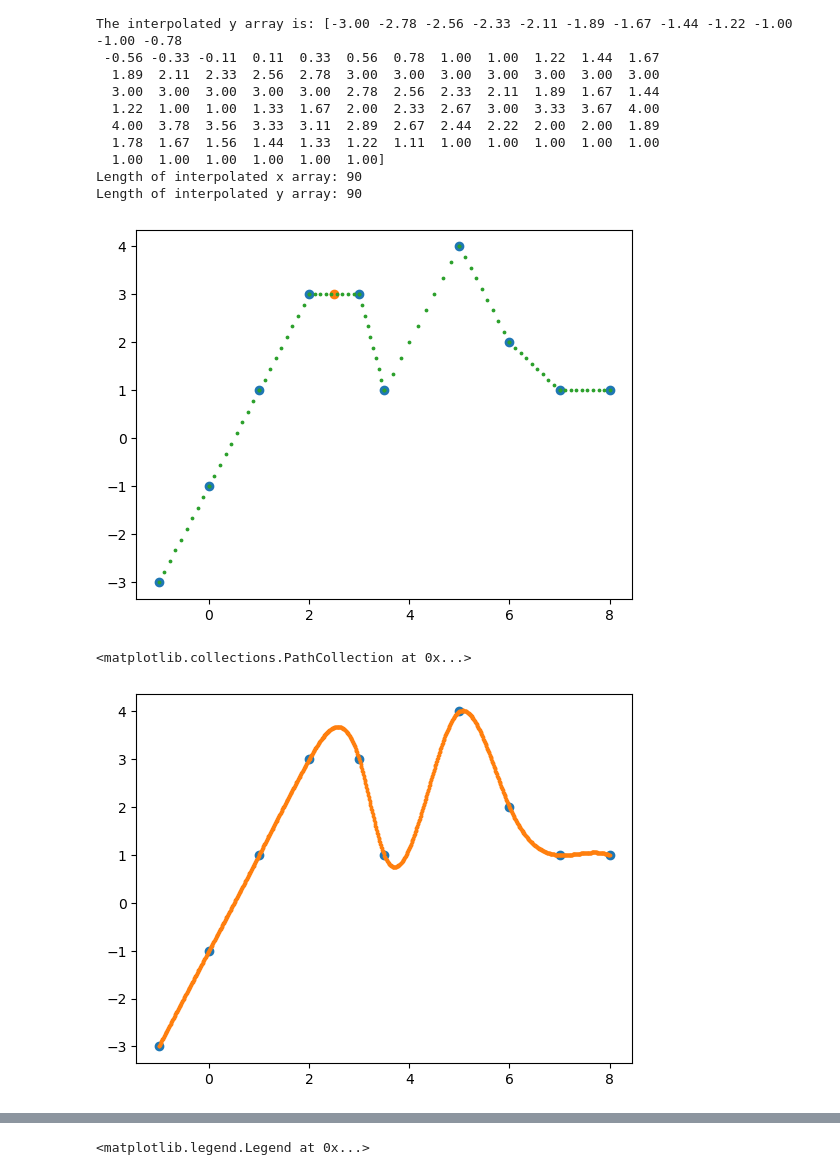
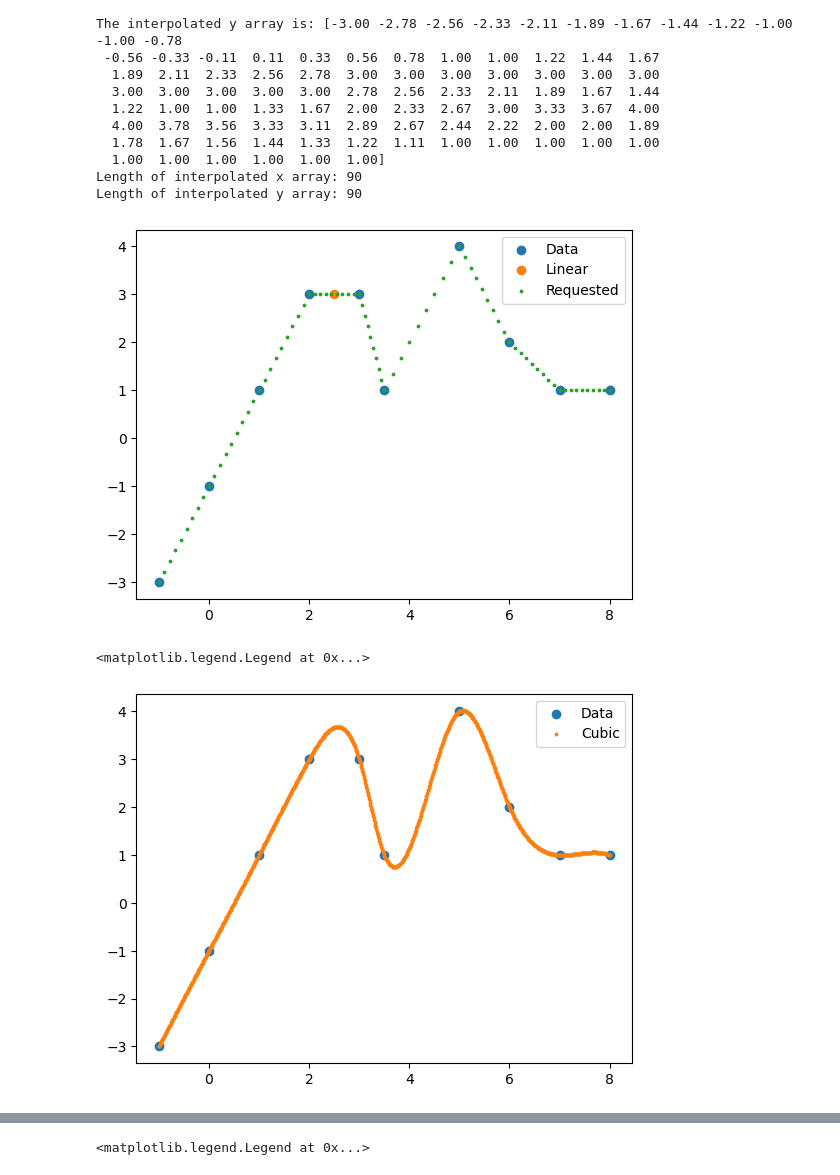
Before and after one commit to PolishJacob/ASTR5900_Projects, a Jupyter notebook: HW_01/Interpolation.ipynb, the cells around one changed output, grey strips where cells are left out. Cells and saved outputs as stored; diff of their text form; code cells hidden in the pictures.

Commit message:
Change legends on plots

```diff
--- a/HW_01/Interpolation.ipynb
+++ b/HW_01/Interpolation.ipynb
@@ -95,12 +95,13 @@ Length of interpolated x array: 90
 Length of interpolated y array: 90
 # %%
 # Plot original data, interpolated data, and point of interest
-plt.scatter(xpoints, ypoints)
-plt.scatter(pnt, g_val)
-plt.scatter(highResX, highResY, s = 3)
+plt.scatter(xpoints, ypoints, label = "Data")
+plt.scatter(pnt, g_val, label = "Linear")
+plt.scatter(highResX, highResY, s = 3, label = "Requested")
+plt.legend()
 plt.show()
 # %% [output]
-[figure, old version]
+[figure, new version]
 # %%
 # Cubic spline interpolation
 cubic = CubicSpline(xpoints, ypoints)
@@ -108,11 +109,12 @@ x_new = np.linspace(xpoints[0], xpoints[-1], 1000)
 y_new = cubic(x_new)
 
 # Plot cubic spline
-plt.scatter(xpoints, ypoints)
-plt.scatter(x_new, y_new, s = 3)
+plt.scatter(xpoints, ypoints, label = "Data")
+plt.scatter(x_new, y_new, s = 3, label = "Cubic")
+plt.legend()
 # %% [output]
-<matplotlib.collections.PathCollection at 0x...>
+<matplotlib.legend.Legend at 0x...>
-[figure, old version]
+[figure, new version]
 # %%
 # Create data set for sin function in Q3
 integers = np.arange(0, 11, 1.)
```
Also changed, not shown: parts of 2 cells of this notebook.
